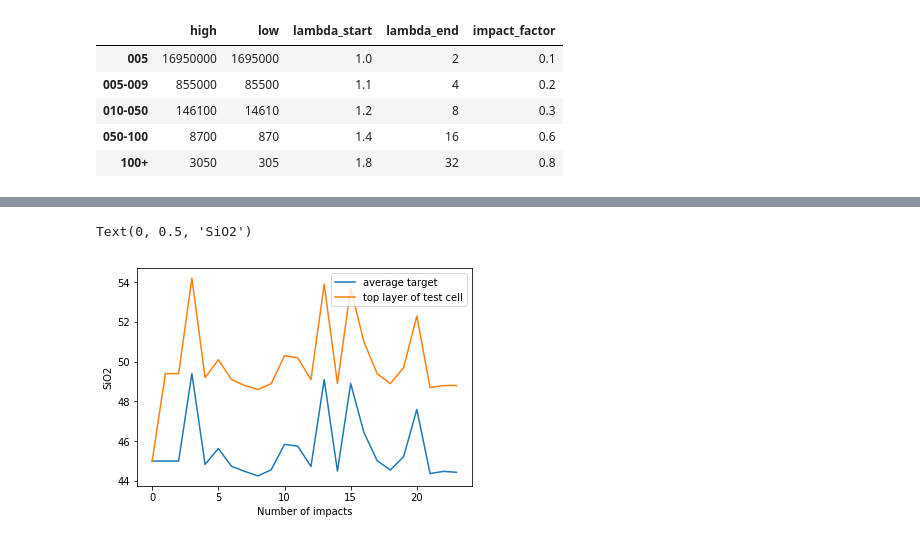
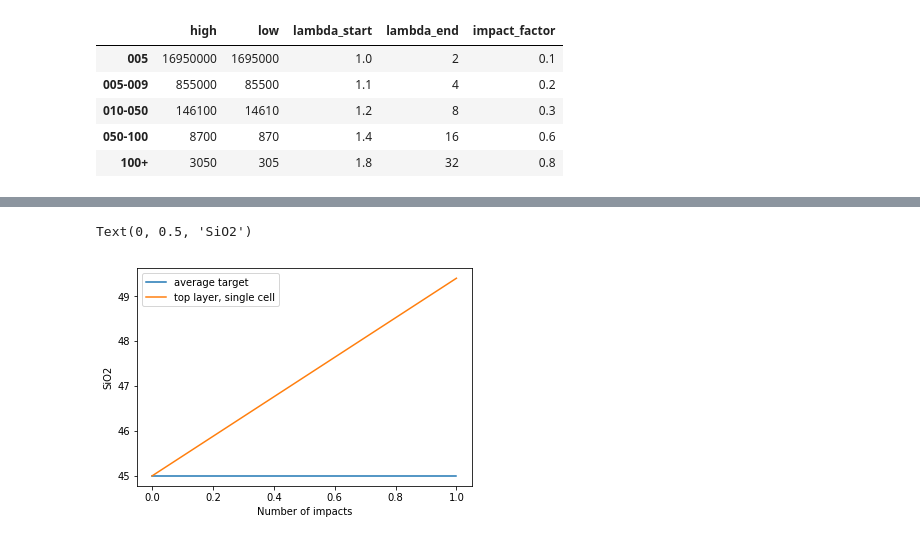
Before and after one commit to DualEarth/IMPaCS, a Jupyter notebook: impacts_dev5.ipynb, the cells around one changed output, grey strips where cells are left out. Drawn from its saved outputs; the diff is of its cells as text; code cells hidden in the pictures.

Commit message:
test against excel

```diff
--- a/impacts_dev5.ipynb
+++ b/impacts_dev5.ipynb
@@ -202,7 +200,7 @@ class IMPAaCS:
                                             np.ones(z_layers - existing_z_layers) * initial_state_sio2)
         return grid_cell_state
 # %%
-def IMPAaCS(impacts_state, z_layers, impactor_diameter, average_target):
+def IMPAaCS(impacts_state, impactor_diameter, average_target):
     """
     This is the critical component of this model
     This function will change the chemical makeup of each grid cell
@@ -221,7 +219,14 @@ def IMPAaCS(impacts_state, z_layers, impactor_diameter, average_target):
     #####      CONSTANTS             ############################
 
     #####      DYNAMIC FACTORS       ############################
-    depth_of_impact_melt = impactor_diameter * proportion_melt_from_impact
+    depth_of_impact_melt = impactor_diameter * proportion_melt_from_impact # D/3
+
+    #Vertical discretization is 5km. Might change later.
+    z_layers = int(depth_of_impact_melt/2)
+#     lower_layer  = range(int(np.ceil(fraction_upper_layer * z_layers)), z_layers)
+#     upper_layer  = range(0, int(np.ceil(fraction_upper_layer * z_layers)))
+    lower_layer  = range(int(round(fraction_upper_layer * z_layers,2)), z_layers)
+    upper_layer  = range(0, int(round(fraction_upper_layer * z_layers,2)))
 
     fracionated_melt = depth_of_impact_melt * fraction_upper_layer #Units: km
 
@@ -229,19 +234,18 @@ def IMPAaCS(impacts_state, z_layers, impactor_diameter, average_target):
 
     #####      DO THE DYANMICS       #############################
     # Set lower layer to primitive initial state.
-    for i in range(int(np.ceil(fraction_lower_layer * z_layers)), z_layers):
+    for i in lower_layer:
         impacts_state[i] = primitive_initial_state
 
     # Impact melt portion  (Upper)
-    for i in range(int(np.ceil(fraction_upper_layer * z_layers))):
+    for i in upper_layer:
         impacts_state[i] = average_target / (1 - fractionation_factor)
 
     # Weighted average of upper
     wt_sio2_upper = impacts_state[0]
 
     # Lower of impact melt portion
-    upper_melted_layers = int(np.ceil(fraction_upper_layer * z_layers))
-    for i in range(int(fraction_upper_layer * upper_melted_layers), upper_melted_layers):
+    for i in lower_layer:
         impacts_state[i] = (average_target-(fraction_upper_layer * wt_sio2_upper))/fraction_lower_layer
 
     for i in range(z_layers):
@@ -400,12 +409,12 @@ SiO2 states:
 # %%
 plt.plot(average_target_list)
 plt.plot(top_layer_at_test_cell)
-plt.legend(["average target", "top layer of test cell"])
+plt.legend(["average target", "top layer, single cell"])
 plt.xlabel("Number of impacts")
 plt.ylabel("SiO2")
 # %% [output]
 Text(0, 0.5, 'SiO2')
-[figure, old version]
+[figure, new version]
 # %%
 plt.plot(impactors_at_test_cell)
 # %% [output]
```
Also changed, not shown: parts of 8 cells of this notebook.
